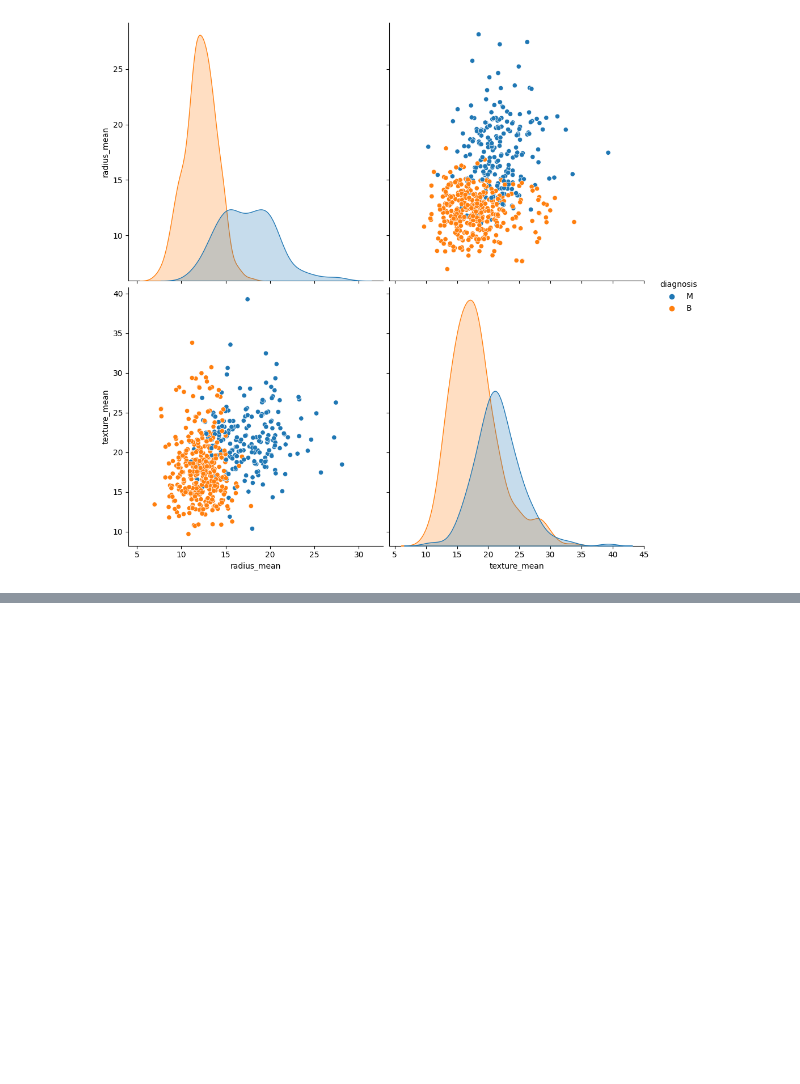
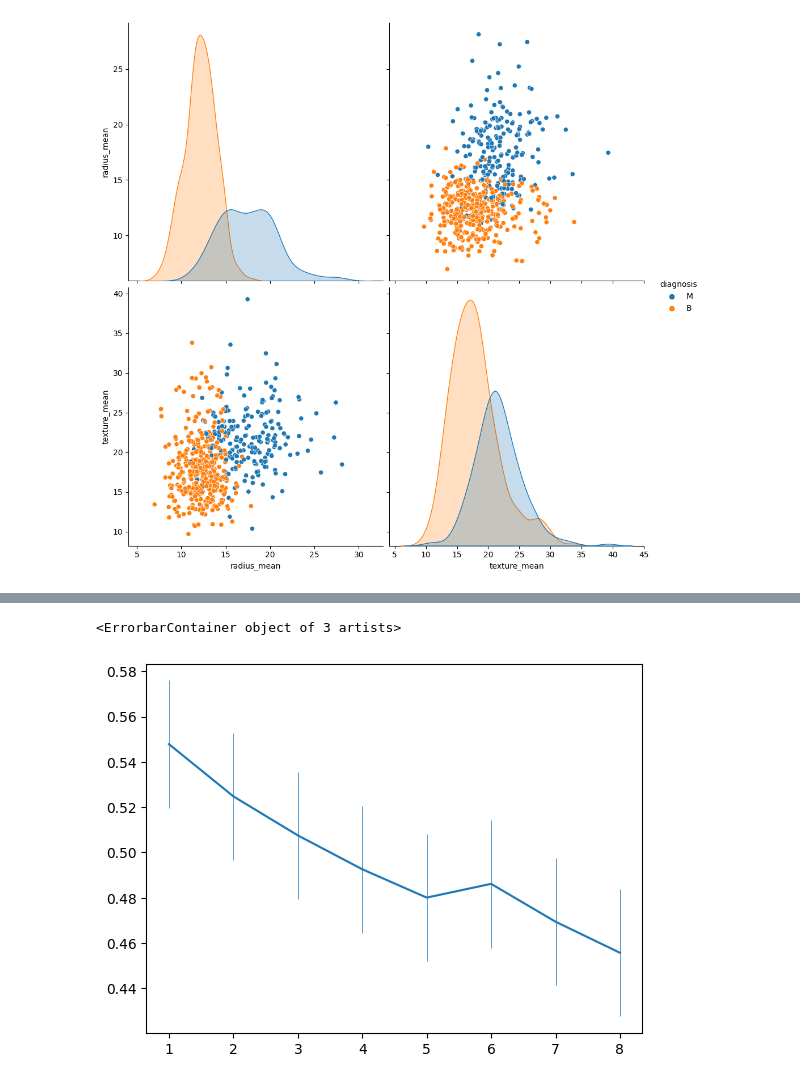
Before and after one commit to stayaryan/spectralClustering, a Jupyter notebook: spectralClustering.ipynb, the cells around one changed output, grey strips where cells are left out. Cells and saved outputs as stored; diff of their text form; code cells hidden in the pictures; blank space fills up the shorter version.

```diff
--- a/spectralClustering.ipynb
+++ b/spectralClustering.ipynb
@@ -192,0 +183,6 @@ plt.errorbar(x = l, y = NMIScores, yerr = sum(NMIScores)/len(NMIScores)
+# %%
+plt.errorbar(x = l, y = silhouette_scores, yerr = np.std(silhouette_scores)
+            , elinewidth = 0.5)
+# %% [output]
+<ErrorbarContainer object of 3 artists>
+[figure, added]
```
Also changed, not shown: parts of 23 cells of this notebook.
